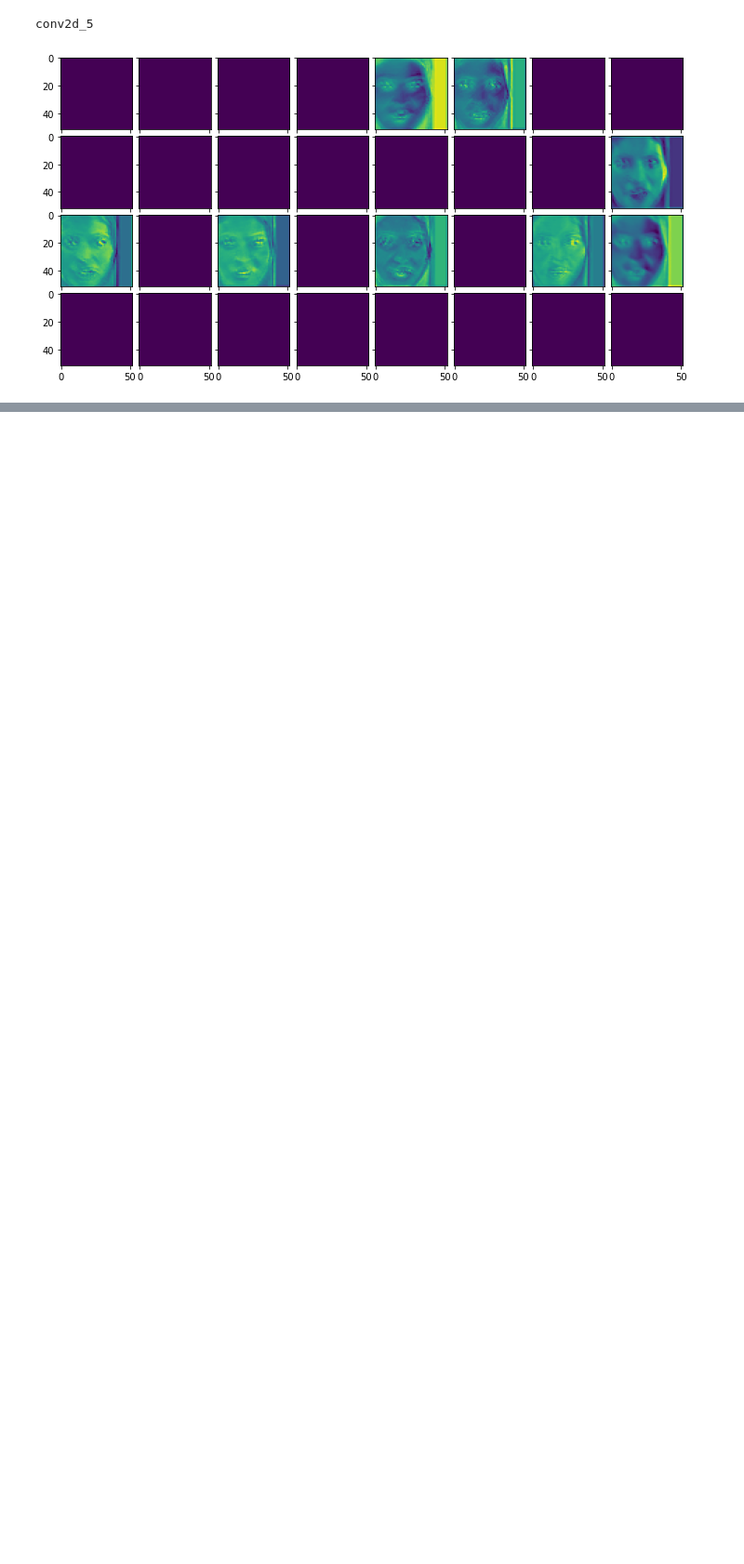
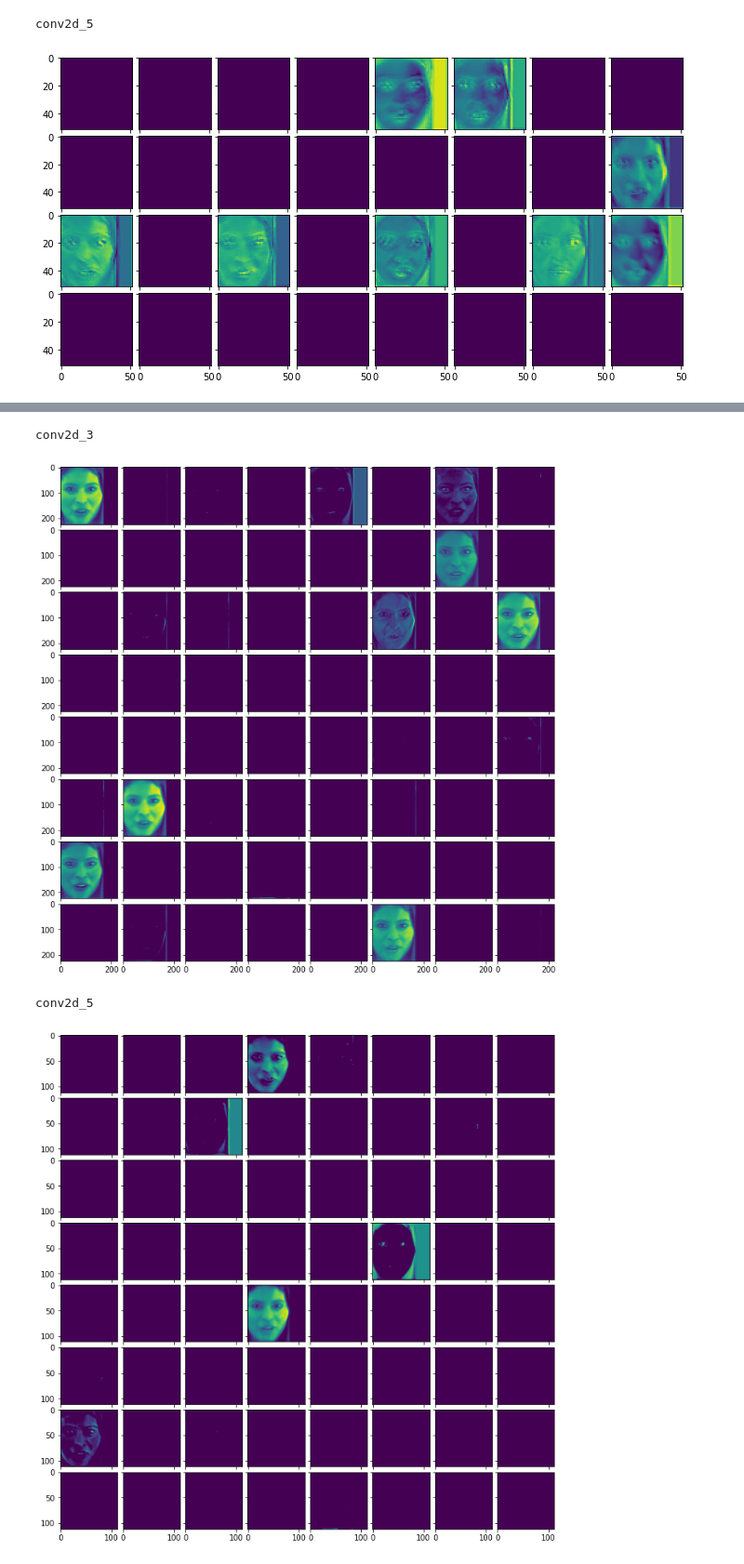
Before and after one commit to sowmen/Deepfake-Challenge-Kaggle, a Jupyter notebook: Logistic_Network_Baseline.ipynb, the cells around one changed output, grey strips where cells are left out. Shown at 93% size. Saved outputs shown, nothing was run; the diff lists cells and outputs as text; code cells hidden in the pictures; blank space fills up the shorter version.

```diff
--- a/Logistic_Network_Baseline.ipynb
+++ b/Logistic_Network_Baseline.ipynb
@@ -1175,0 +1275,8 @@ conv2d_5
+# %%
+for i in range(len(model.layers)):
+	layer = model.layers[i]
+	# check for convolutional layer
+	if 'conv' not in layer.name:
+		continue
+	# summarize output shape
+	print(i, layer.name, layer.output.shape)
@@ -1175,0 +1297,6 @@ conv2d_5
+# %%
+# redefine model to output right after the first hidden layer
+ixs = [1, 4, 8, 12, 16]
+outputs = [model.layers[i].output for i in ixs]
+viz_model = Model(inputs=model.inputs, outputs=outputs)
+viz_model.summary()
@@ -1175,0 +1321,23 @@ conv2d_5
+# %%
+feature_maps = viz_model.predict(img)
+
+for (fmap, name) in zip(feature_maps,ixs):
+    ix = 1
+    print(viz_model.layers[name].name)
+    name += 1
+    fig = plt.figure(figsize=(12, 12))
+    grid = ImageGrid(fig, 111,  # similar to subplot(111)
+                    nrows_ncols=(8, 8),  # creates 2x2 grid of axes
+                    axes_pad=0.1,  # pad between axes in inch.
+                    )
+    for ax in grid:
+        # plot filter channel in grayscale
+        ax.imshow(fmap[0, :, :, ix-1])
+        ix += 1
+	# show the figure
+    plt.show()
+# %% [output]
+conv2d_3
+[figure, added]
+conv2d_5
+[figure, added]
```
Also changed, not shown: parts of 11 cells of this notebook.
